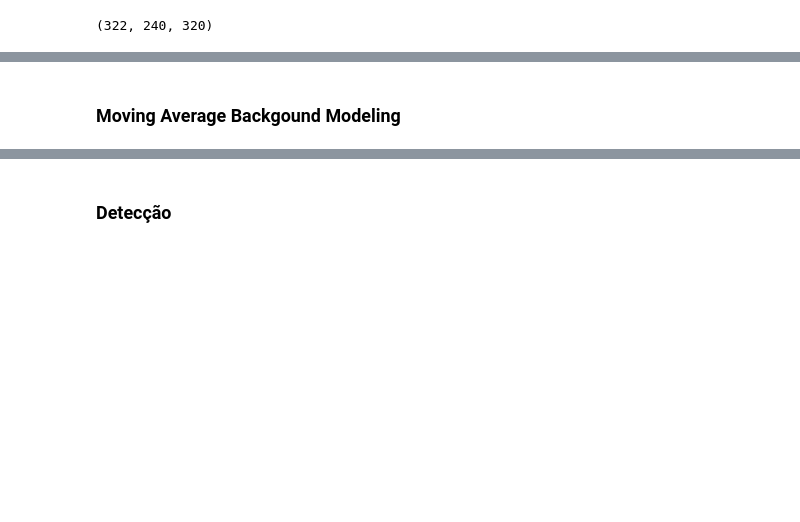
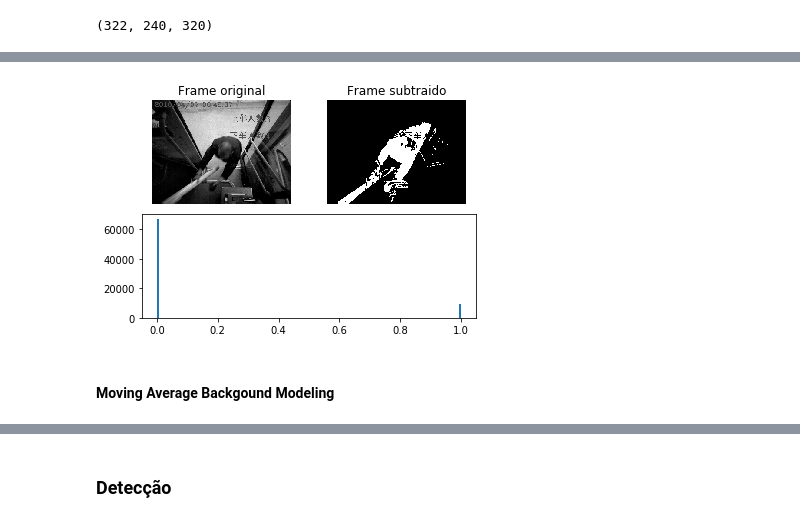
Before and after one commit to grupo9ia898/scap, a Jupyter notebook: scap.ipynb, the cells around one changed output, grey strips where cells are left out. Drawn from its saved outputs; the diff is of its cells as text; code cells hidden in the pictures; blank space fills up the shorter version.

```diff
--- a/scap.ipynb
+++ b/scap.ipynb
@@ -152,23 +120,29 @@ frame_analysis(I[47], F_BMIT[47])
 # %%
 tao_LTAMBM = 0.2
 
-# backgound model
-B_LTAMBM = np.zeros(I.shape)
-for k in range(1, len(I)):
-    B_LTAMBM[k] = (1-1/k)*B_LTAMBM[k-1] + (1/k) *I[k]
+def fgmask_LTABM(video, tao):
+    # backgound model
+    B_LTAMBM = np.zeros(video.shape)
+    for k in range(1, len(video)):
+        B_LTAMBM[k] = (1-1/k)*B_LTAMBM[k-1] + (1/k) *video[k]
 
-D_LTAMBM = np.abs(I - B_LTAMBM) # background subtraction
+    D_LTAMBM = np.abs(video - B_LTAMBM) # background subtraction
 
-# foreground mask
-F_LTAMBM = D_LTAMBM.copy()
-F_LTAMBM = F_LTAMBM / F_LTAMBM.max()
-F_LTAMBM[F_LTAMBM >= tao_LTAMBM] = 1.0
-F_LTAMBM[F_LTAMBM < tao_LTAMBM] = 0
+    # foreground mask
+    F_LTAMBM = D_LTAMBM.copy()
+    F_LTAMBM = F_LTAMBM / F_LTAMBM.max()
+    F_LTAMBM[F_LTAMBM >= tao_LTAMBM] = 1.0
+    F_LTAMBM[F_LTAMBM < tao_LTAMBM] = 0
+
+    return F_LTAMBM
 # %%
-frame_analysis(I[47], D_LTAMBM[47])
+F_LTAMBM = fgmask_LTABM(I, 0.2)
+# frame_analysis(I[47], D_LTAMBM[47])
 frame_analysis(I[47], F_LTAMBM[47])
+# %% [output]
+[figure, added]
 # %% [markdown]
-### Moving Average Backgound Modeling
+#### Moving Average Backgound Modeling
 # %%
 tao_MABM = 0.2
 
```
Also changed, not shown: parts of 32 cells of this notebook.
